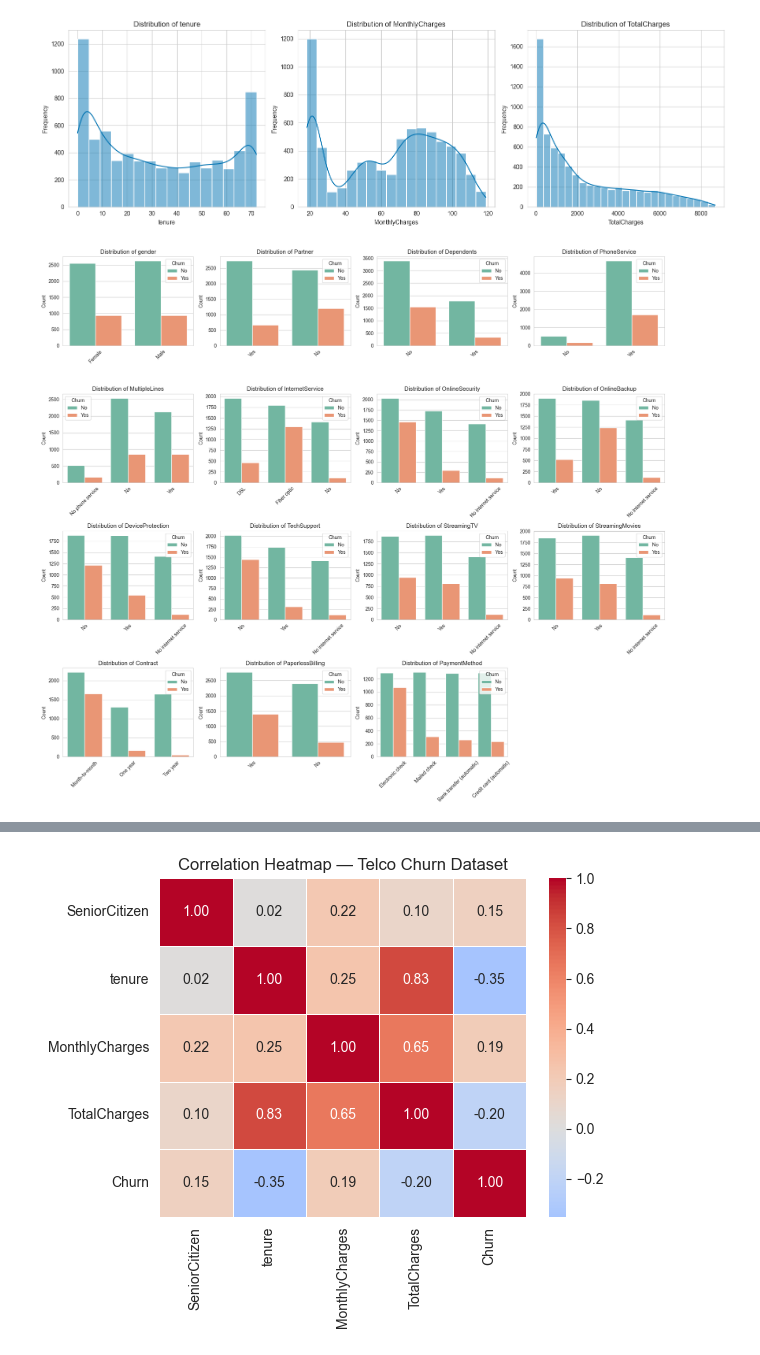
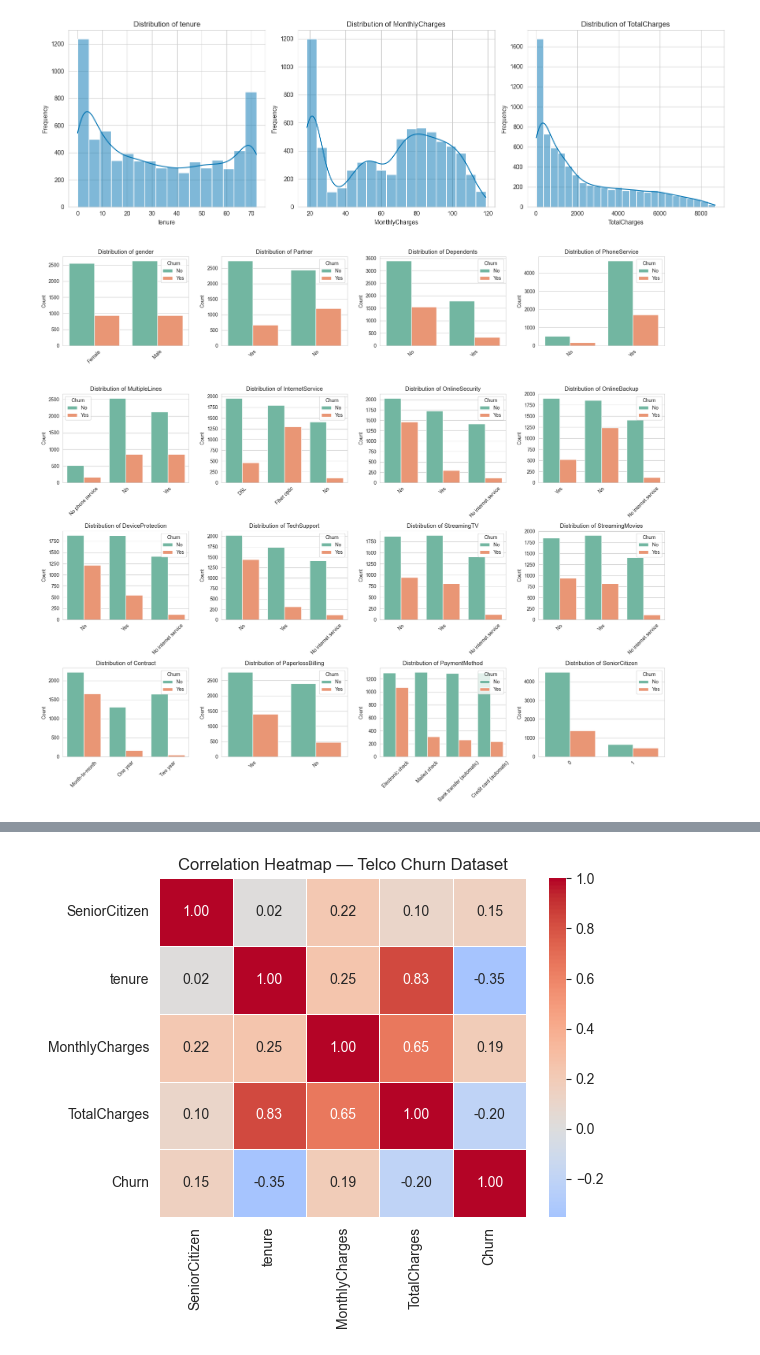
Before and after one commit to srinithi-karunakaran/Cognix_ML_Capstone, a Jupyter notebook: notebooks/classification.ipynb, the cells around one changed output, grey strips where cells are left out. Cells and saved outputs as stored; diff of their text form; code cells hidden in the pictures.

Commit message:
Added visualizations and markdown explanations

```diff
--- a/notebooks/classification.ipynb
+++ b/notebooks/classification.ipynb
@@ -138,28 +149,29 @@ plt.show()
 # %%
 # Distribution plots for categorical features
 cat_cols = df.select_dtypes(include=['object','str']).columns.tolist()
 cat_cols.remove('customerID')   # identifier, not a feature
 cat_cols.remove('Churn')        # target, already plotted separately
+cat_cols.append('SeniorCitizen')  # binary flag, stored as int64 but categorical in nature
 
 n_cols = 4
 n_rows = -(-len(cat_cols) // n_cols)  # ceil division
 
 fig, axes = plt.subplots(n_rows, n_cols, figsize=(18, 4 * n_rows))
 axes = axes.flatten()
 
 for ax, col in zip(axes, cat_cols):
     sns.countplot(data=df, x=col, hue='Churn', ax=ax, palette='Set2')
     ax.set_title(f'Distribution of {col}')
     ax.set_xlabel('')
     ax.set_ylabel('Count')
     ax.tick_params(axis='x', rotation=45)
 
 # turn off any unused subplots
 for ax in axes[len(cat_cols):]:
     ax.axis('off')
 
 plt.tight_layout()
 plt.savefig('feature_distribution_2.png', bbox_inches='tight', dpi=100)
 plt.show()
 # %% [output]
-[figure, old version]
+[figure, new version]
```
Also changed, not shown: parts of 9 cells of this notebook.
